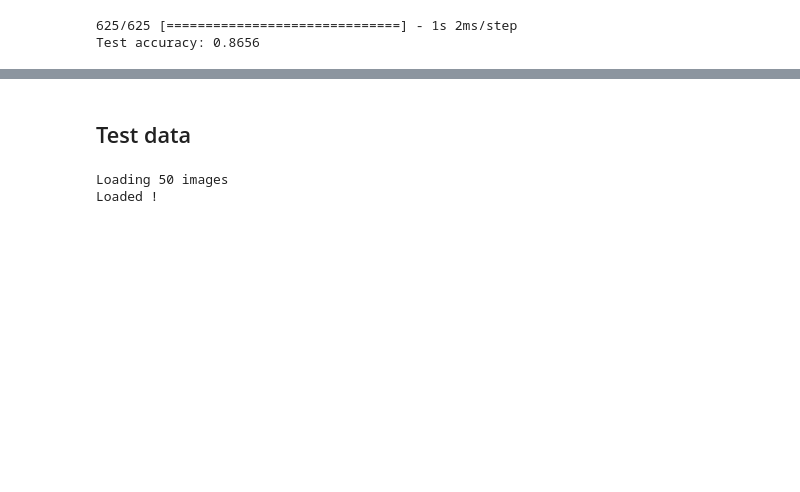
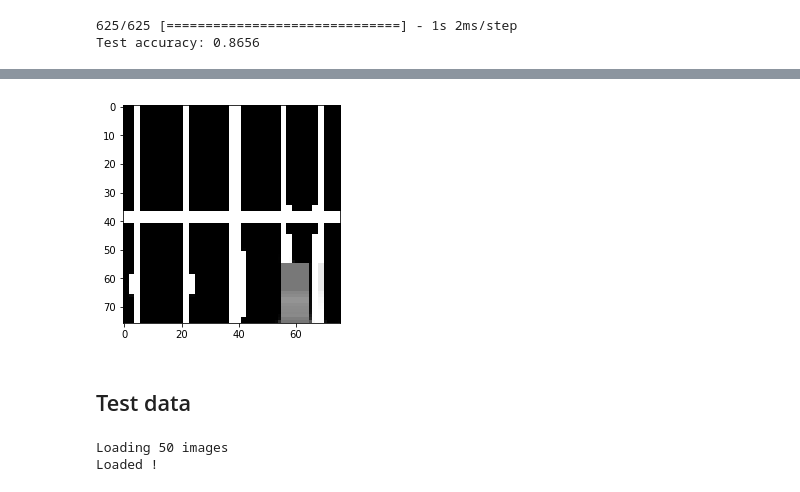
Before and after one commit to Coac/epfl-ml-projects, a Jupyter notebook: epfl-ml-project2/Victor_categorical_crossentropy.ipynb, the cells around one changed output, grey strips where cells are left out. Saved outputs shown, nothing was run; the diff lists cells and outputs as text; code cells hidden in the pictures; blank space fills up the shorter version.

```diff
--- a/epfl-ml-project2/Victor_categorical_crossentropy.ipynb
+++ b/epfl-ml-project2/Victor_categorical_crossentropy.ipynb
@@ -290,0 +299,41 @@ True
+# %%
+# 608/8 = 76
+# 76 - 50 = 26
+# 26/2 = 13
+autoencoder_padding = 13
+
+pred_img = pred_img.reshape(50, 50, 1)
+gt_image = gt_image.reshape(50, 50, 1)
+
+pred_img = pad_image(pred_img, autoencoder_padding)
+gt_image = pad_image(gt_image, autoencoder_padding)
+
+
+pred_img_array = np.array([pred_img])
+gt_image_array = np.array([gt_image])
+# %%
+input_img = Input(shape=pred_img.shape)  # adapt this if using `channels_first` image data format
+
+x = Conv2D(32, (3, 3), activation='relu', padding='same')(input_img)
+x = MaxPooling2D((2, 2), padding='same')(x)
+x = Conv2D(32, (3, 3), activation='relu', padding='same')(x)
+encoded = MaxPooling2D((2, 2), padding='same')(x)
+
+# at this point the representation is (7, 7, 32)
+
+x = Conv2D(32, (3, 3), activation='relu', padding='same')(encoded)
+x = UpSampling2D((2, 2))(x)
+
+x = Conv2D(32, (3, 3), activation='relu', padding='same')(x)
+x = UpSampling2D((2, 2))(x)
+decoded = Conv2D(1, (3, 3), activation='sigmoid', padding='same')(x)
+
+
+autoencoder = Model(input_img, decoded)
+autoencoder.compile(optimizer='adadelta', loss='binary_crossentropy')
+# %%
+autoencoder.fit(pred_img_array, gt_image_array,
+                epochs=1000,
+                batch_size=128,
+                shuffle=True,
+                validation_data=(pred_img_array, gt_image_array))
@@ -291,3 +359,8 @@ True
+# %%
+decoded_imgs = autoencoder.predict(pred_img_array)
+plt.imshow(decoded_imgs[0].reshape((76,76)), cmap='Greys_r');
+# %% [output]
+[figure, added]
 # %% [markdown]
 ## Test data
 # %%
```
Also changed, not shown: parts of 12 cells of this notebook, 1 other file.
